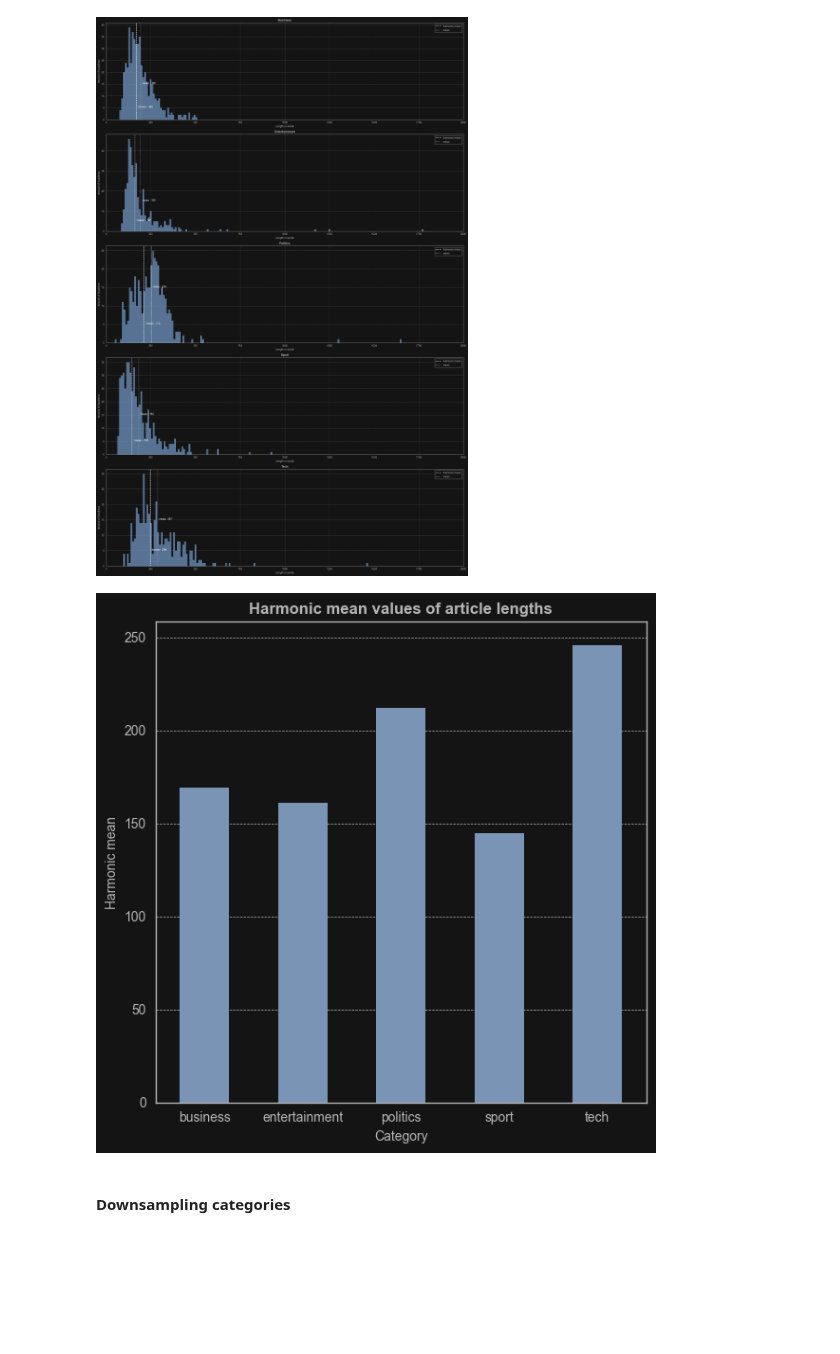
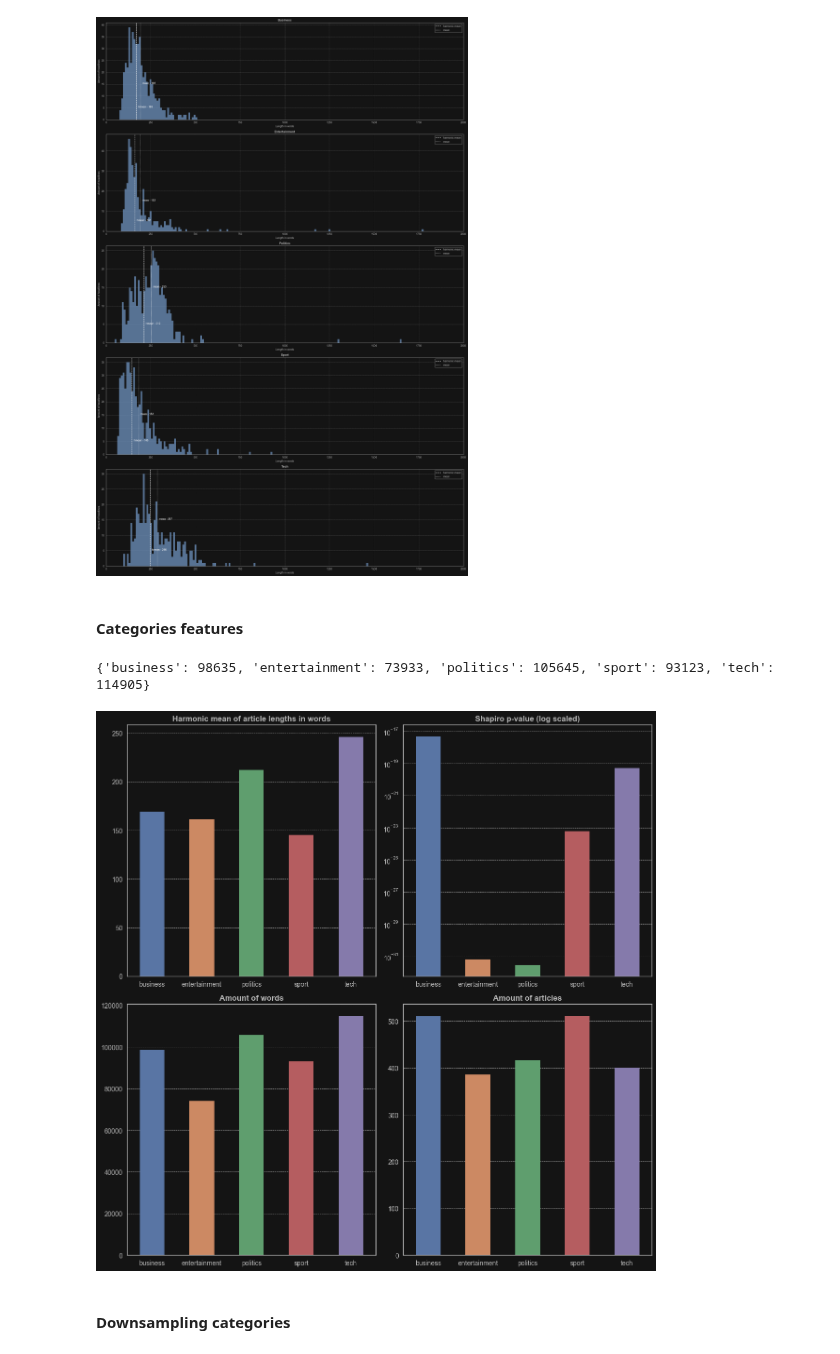
Before and after one commit to gracjan-p/bbc, a Jupyter notebook: notebooks/main.ipynb, the cells around one changed output. Saved outputs shown, nothing was run; the diff lists cells and outputs as text; code cells hidden in the pictures; blank space fills up the shorter version.

Commit message:
TO DO: plot: hmean, mean, p-value, words, articles, most common words

```diff
--- a/notebooks/main.ipynb
+++ b/notebooks/main.ipynb
@@ -158,22 +158,40 @@ for i, label in enumerate(labels):
 plt.tight_layout()
 # %% [output]
 [figure]
+# %% [markdown]
+#### Categories features
 # %%
 hmean_per_category = {}
+shapiro_per_category = {}
+words_per_category = {}
+articles_per_category = {}
 
 for label in labels:
     hmean_per_category[label] = round(hmean(df[df.category == label]['length']))
+    shapiro_per_category[label] = shapiro(df[df.category == label]['length'])[1]
+    words_per_category[label] = sum(df[df.category == label]['length'])
+    articles_per_category[label] = len(df[df.category == label]['length'])
 
-fig = plt.figure(figsize=(6, 6))
+fig, axes = plt.subplots(nrows=2, ncols=2, figsize=(12, 12))
+axes = axes.flatten()
 
-sb.barplot(x=hmean_per_category.keys(), y=hmean_per_category.values(), linewidth=0, width=0.5, color=mid_blue)
+sb.barplot(x=hmean_per_category.keys(), y=hmean_per_category.values(), linewidth=0, width=0.5, palette='deep', ax=axes[0])
+sb.barplot(x=shapiro_per_category.keys(), y=shapiro_per_category.values(), linewidth=0, width=0.5, palette='deep', ax=axes[1])
+sb.barplot(x=words_per_category.keys(), y=words_per_category.values(), linewidth=0, width=0.5, palette='deep', ax=axes[2])
+sb.barplot(x=articles_per_category.keys(), y=articles_per_category.values(), linewidth=0, width=0.5, palette='deep', ax=axes[3])
 
-plt.title('Harmonic mean values of article lengths', fontweight='bold')
-plt.ylabel('Harmonic mean')
-plt.xlabel('Category')
+axes[0].set_title('Harmonic mean of article lengths in words', fontweight='bold')
+axes[1].set_title('Shapiro p-value (log scaled)', fontweight='bold')
+axes[1].set_yscale('log')
+axes[2].set_title('Amount of words', fontweight='bold')
+axes[3].set_title('Amount of articles', fontweight='bold')
+
 plt.tight_layout()
+
+print(words_per_category)
 # %% [output]
+{'business': 98635, 'entertainment': 73933, 'politics': 105645, 'sport': 93123, 'tech': 114905}
-[figure, old version]
+[figure, new version]
 # %% [markdown]
 #### Downsampling categories
 # %%
```
Also changed, not shown: parts of 11 cells of this notebook.
